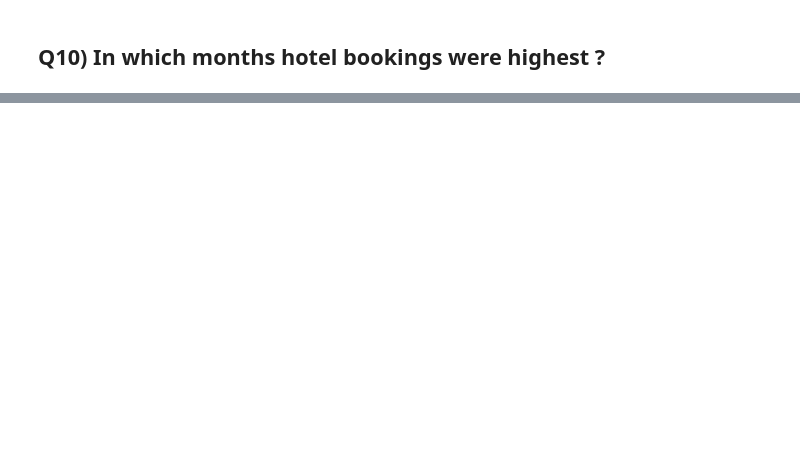
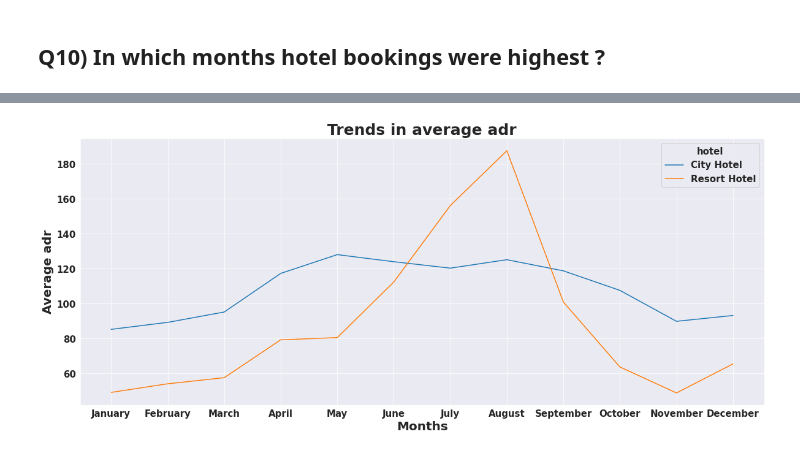
Before and after one commit to 7-sumit/Hotel-Booking-Analysis, a Jupyter notebook: Sumit_Berde_Hotel_Booking_Analysis_Capstone_Project.ipynb, the cells around one changed output, grey strips where cells are left out. Drawn from its saved outputs; the diff is of its cells as text; code cells hidden in the pictures; blank space fills up the shorter version.

```diff
--- a/Sumit_Berde_Hotel_Booking_Analysis_Capstone_Project.ipynb
+++ b/Sumit_Berde_Hotel_Booking_Analysis_Capstone_Project.ipynb
@@ -499,0 +526,5 @@ plt.title('Monthly trend in bookings');
+# %%
+# Finding the average ADR for each month and arranging in descending order
+monthly_avg_adr = df1.groupby(['hotel','arrival_date_month'])['adr'].mean().reset_index().sort_values(['hotel','adr'],ascending=False)
+
+monthly_avg_adr
@@ -499,0 +553,16 @@ plt.title('Monthly trend in bookings');
+# %%
+# Creating a copy of monthly_avg_adr
+monthly_avg_adr_sort = monthly_avg_adr.copy()
+
+# Sorting months_avg_adr in terms of months in a year_
+monthly_avg_adr_sort['arrival_date_month']=pd.Categorical(monthly_avg_adr_sort['arrival_date_month'],categories=months_list,ordered=True)
+monthly_avg_adr_sort.sort_values('arrival_date_month',inplace=True)
+
+# Plotting a line plot
+plt.figure(figsize=(20,8))
+sns.lineplot(x='arrival_date_month',y='adr',hue='hotel',data=monthly_avg_adr_sort)
+plt.xlabel('Months')
+plt.ylabel('Average adr')
+plt.title('Trends in average adr');
+# %% [output]
+[figure, added]
```
Also changed, not shown: parts of 18 cells of this notebook.
